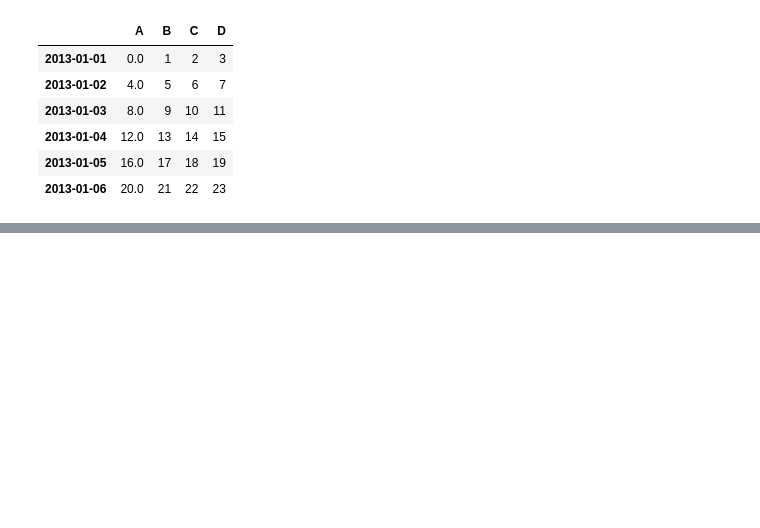
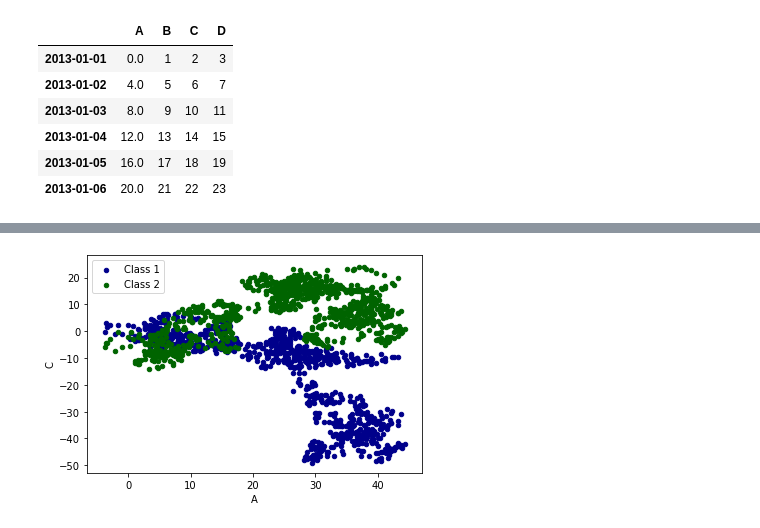
Before and after one commit to kyle-cloud/kaggle, a Jupyter notebook: practice_pandas/pandas.ipynb, the cells around one changed output, grey strips where cells are left out. Saved outputs shown, nothing was run; the diff lists cells and outputs as text; code cells hidden in the pictures; blank space fills up the shorter version.

```diff
--- a/practice_pandas/pandas.ipynb
+++ b/practice_pandas/pandas.ipynb
@@ -194,0 +287,6 @@ df.fillna(value = 0)
+# %%
+ax = data.plot.scatter(x = 'A', y = 'B', color = 'DarkBlue', label = 'Class 1')
+data.plot.scatter(x = 'A', y = 'C', color = 'DarkGreen', label = 'Class 2', ax = ax)
+plt.show()
+# %% [output]
+[figure, added]
```
Also changed, not shown: parts of 17 cells of this notebook.
